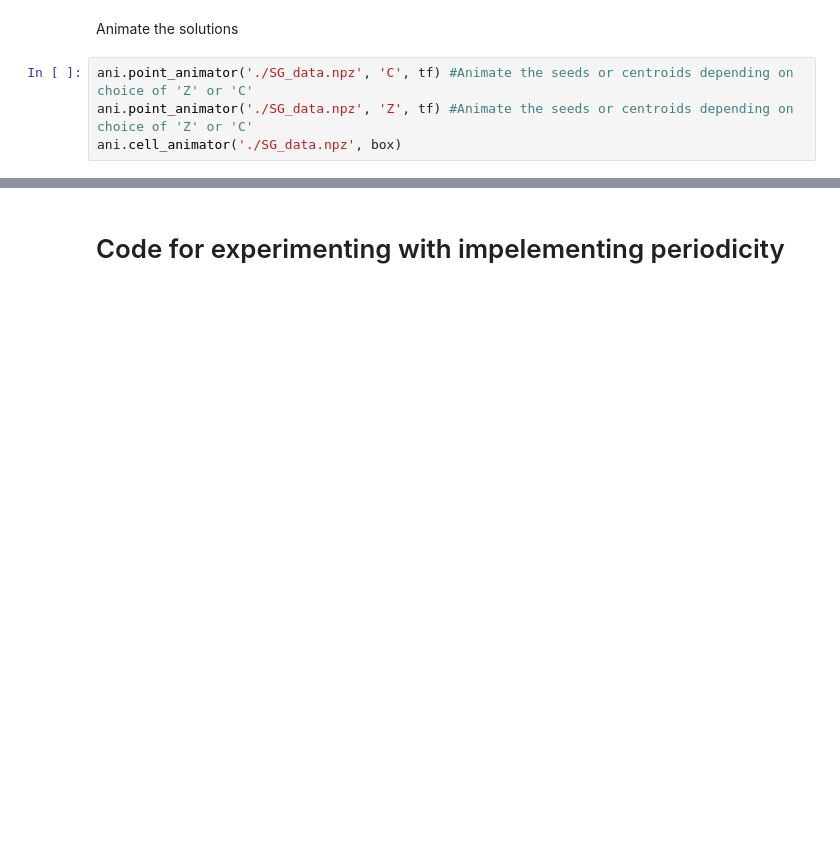
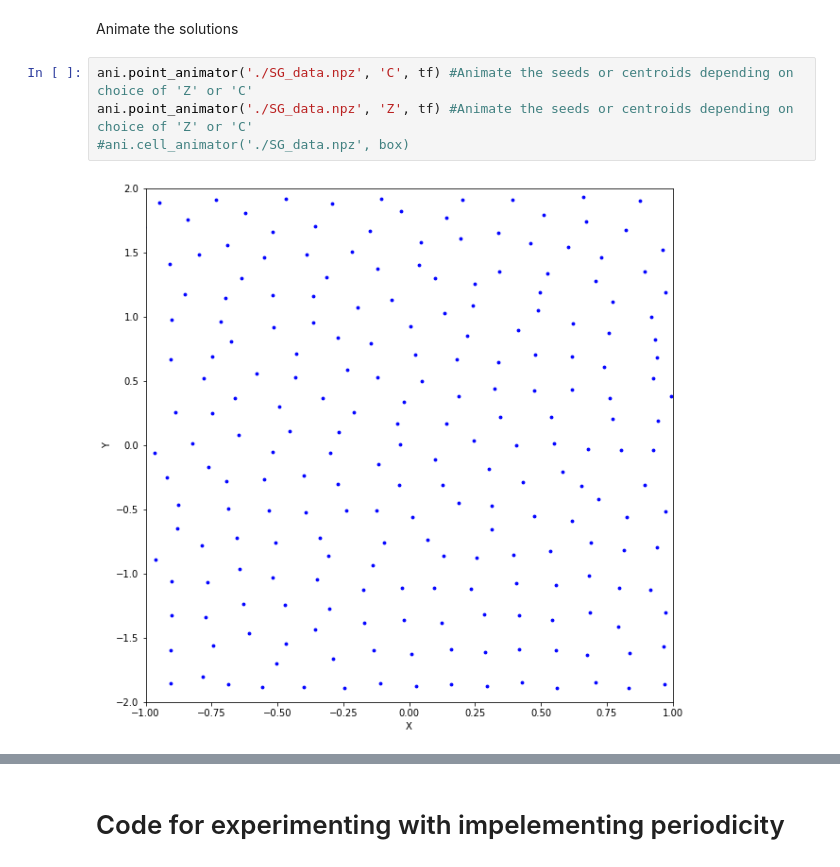
Before and after one commit to thelavier/2DIncompressibleSG, a Jupyter notebook: testspace.ipynb, the cells around one changed output, grey strips where cells are left out. Cells and saved outputs as stored; diff of their text form; blank space fills up the shorter version.

```diff
--- a/testspace.ipynb
+++ b/testspace.ipynb
@@ -69,4 +67,6 @@ Animate the solutions
 # %%
 ani.point_animator('./SG_data.npz', 'C', tf) #Animate the seeds or centroids depending on choice of 'Z' or 'C'
 ani.point_animator('./SG_data.npz', 'Z', tf) #Animate the seeds or centroids depending on choice of 'Z' or 'C'
-ani.cell_animator('./SG_data.npz', box)
+#ani.cell_animator('./SG_data.npz', box)
+# %% [output]
+[figure, added]
```
Also changed, not shown: parts of 5 cells of this notebook, 11 other files.
